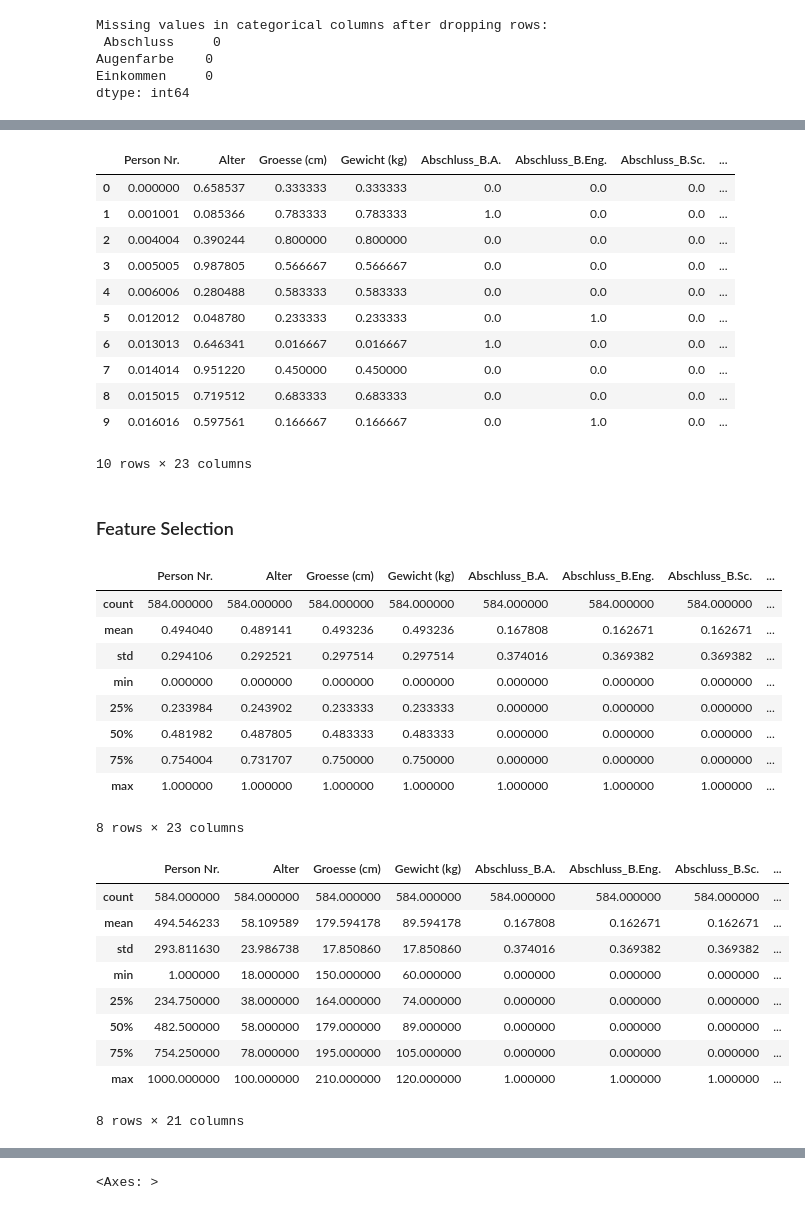
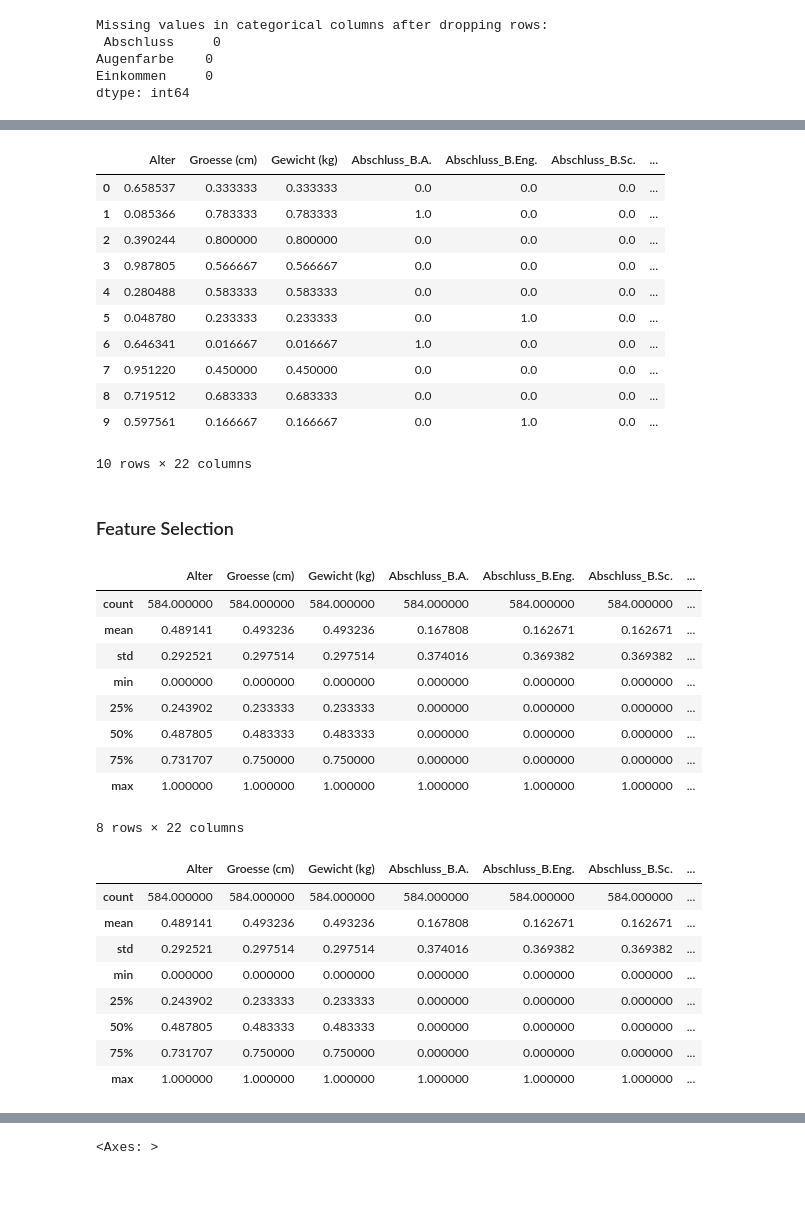
Before and after one commit to hashem039/daten, a Jupyter notebook: DT_personen_einkommen.ipynb, the cells around one changed output, grey strips where cells are left out. Drawn from its saved outputs; the diff is of its cells as text; code cells hidden in the pictures.

```diff
--- a/DT_personen_einkommen.ipynb
+++ b/DT_personen_einkommen.ipynb
@@ -102,3 +102,5 @@ Unique values in 'Einkommen': ['65k' '30k' '60k' '50k' nan '55k' '45k' '40k' '35
 ## Data Transformation
 # %%
 dataset.head()
+# remove personen Nr. column
+dataset = dataset.drop(columns=['Person Nr.'])
@@ -210,58 +205,57 @@ skalierte_daten = minmax_scaler.fit_transform(dataset_encoded.values)
 skalierte_daten = pd.DataFrame(skalierte_daten, columns=dataset_encoded.columns)
 skalierte_daten.head(10)
 # %% [output]
-|  | Person Nr. | Alter | Groesse (cm) | Gewicht (kg) | Abschluss_B.A. | Abschluss_B.Eng. | Abschluss_B.Sc. | ... |
-| 0 | 0.000000 | 0.658537 | 0.333333 | 0.333333 | 0.0 | 0.0 | 0.0 | ... |
-| 1 | 0.001001 | 0.085366 | 0.783333 | 0.783333 | 1.0 | 0.0 | 0.0 | ... |
-| 2 | 0.004004 | 0.390244 | 0.800000 | 0.800000 | 0.0 | 0.0 | 0.0 | ... |
-| 3 | 0.005005 | 0.987805 | 0.566667 | 0.566667 | 0.0 | 0.0 | 0.0 | ... |
-| 4 | 0.006006 | 0.280488 | 0.583333 | 0.583333 | 0.0 | 0.0 | 0.0 | ... |
-| 5 | 0.012012 | 0.048780 | 0.233333 | 0.233333 | 0.0 | 1.0 | 0.0 | ... |
-| 6 | 0.013013 | 0.646341 | 0.016667 | 0.016667 | 1.0 | 0.0 | 0.0 | ... |
-| 7 | 0.014014 | 0.951220 | 0.450000 | 0.450000 | 0.0 | 0.0 | 0.0 | ... |
-| 8 | 0.015015 | 0.719512 | 0.683333 | 0.683333 | 0.0 | 0.0 | 0.0 | ... |
-| 9 | 0.016016 | 0.597561 | 0.166667 | 0.166667 | 0.0 | 1.0 | 0.0 | ... |
+|  | Alter | Groesse (cm) | Gewicht (kg) | Abschluss_B.A. | Abschluss_B.Eng. | Abschluss_B.Sc. | ... |
+| 0 | 0.658537 | 0.333333 | 0.333333 | 0.0 | 0.0 | 0.0 | ... |
+| 1 | 0.085366 | 0.783333 | 0.783333 | 1.0 | 0.0 | 0.0 | ... |
+| 2 | 0.390244 | 0.800000 | 0.800000 | 0.0 | 0.0 | 0.0 | ... |
+| 3 | 0.987805 | 0.566667 | 0.566667 | 0.0 | 0.0 | 0.0 | ... |
+| 4 | 0.280488 | 0.583333 | 0.583333 | 0.0 | 0.0 | 0.0 | ... |
+| 5 | 0.048780 | 0.233333 | 0.233333 | 0.0 | 1.0 | 0.0 | ... |
+| 6 | 0.646341 | 0.016667 | 0.016667 | 1.0 | 0.0 | 0.0 | ... |
+| 7 | 0.951220 | 0.450000 | 0.450000 | 0.0 | 0.0 | 0.0 | ... |
+| 8 | 0.719512 | 0.683333 | 0.683333 | 0.0 | 0.0 | 0.0 | ... |
+| 9 | 0.597561 | 0.166667 | 0.166667 | 0.0 | 1.0 | 0.0 | ... |
-10 rows × 23 columns
+10 rows × 22 columns
 # %% [markdown]
 ### Feature Selection
 # %%
 skalierte_daten.describe()
 # %% [output]
-|  | Person Nr. | Alter | Groesse (cm) | Gewicht (kg) | Abschluss_B.A. | Abschluss_B.Eng. | Abschluss_B.Sc. | ... |
-| count | 584.000000 | 584.000000 | 584.000000 | 584.000000 | 584.000000 | 584.000000 | 584.000000 | ... |
-| mean | 0.494040 | 0.489141 | 0.493236 | 0.493236 | 0.167808 | 0.162671 | 0.162671 | ... |
-| std | 0.294106 | 0.292521 | 0.297514 | 0.297514 | 0.374016 | 0.369382 | 0.369382 | ... |
-| min | 0.000000 | 0.000000 | 0.000000 | 0.000000 | 0.000000 | 0.000000 | 0.000000 | ... |
-| 25% | 0.233984 | 0.243902 | 0.233333 | 0.233333 | 0.000000 | 0.000000 | 0.000000 | ... |
-| 50% | 0.481982 | 0.487805 | 0.483333 | 0.483333 | 0.000000 | 0.000000 | 0.000000 | ... |
-| 75% | 0.754004 | 0.731707 | 0.750000 | 0.750000 | 0.000000 | 0.000000 | 0.000000 | ... |
-| max | 1.000000 | 1.000000 | 1.000000 | 1.000000 | 1.000000 | 1.000000 | 1.000000 | ... |
+|  | Alter | Groesse (cm) | Gewicht (kg) | Abschluss_B.A. | Abschluss_B.Eng. | Abschluss_B.Sc. | ... |
+| count | 584.000000 | 584.000000 | 584.000000 | 584.000000 | 584.000000 | 584.000000 | ... |
+| mean | 0.489141 | 0.493236 | 0.493236 | 0.167808 | 0.162671 | 0.162671 | ... |
+| std | 0.292521 | 0.297514 | 0.297514 | 0.374016 | 0.369382 | 0.369382 | ... |
+| min | 0.000000 | 0.000000 | 0.000000 | 0.000000 | 0.000000 | 0.000000 | ... |
+| 25% | 0.243902 | 0.233333 | 0.233333 | 0.000000 | 0.000000 | 0.000000 | ... |
+| 50% | 0.487805 | 0.483333 | 0.483333 | 0.000000 | 0.000000 | 0.000000 | ... |
+| 75% | 0.731707 | 0.750000 | 0.750000 | 0.000000 | 0.000000 | 0.000000 | ... |
+| max | 1.000000 | 1.000000 | 1.000000 | 1.000000 | 1.000000 | 1.000000 | ... |
-8 rows × 23 columns
+8 rows × 22 columns
 # %%
 # Konstante Merkmale
 schwellenwert = 1
 
 konstante_merkmale = []
 
-for merkmale in dataset_encoded.columns:
-    prozentsatz_des_wertes = dataset_encoded[merkmale].loc[dataset_encoded[merkmale] == dataset_encoded[merkmale][0]].count() / dataset_encoded[merkmale].count()
+for merkmale in skalierte_daten.columns:
+    prozentsatz_des_wertes = skalierte_daten[merkmale].loc[skalierte_daten[merkmale] == skalierte_daten[merkmale][0]].count() / skalierte_daten[merkmale].count()
 
     if prozentsatz_des_wertes >= 0.95:
         konstante_merkmale.append(merkmale)
 
-ohne_konstante_data = dataset_encoded.drop(labels=konstante_merkmale, axis=1)
+ohne_konstante_data = skalierte_daten.drop(labels=konstante_merkmale, axis=1)
 ohne_konstante_data.describe()
 # %% [output]
-|  | Person Nr. | Alter | Groesse (cm) | Gewicht (kg) | Abschluss_B.A. | Abschluss_B.Eng. | Abschluss_B.Sc. | ... |
-| count | 584.000000 | 584.000000 | 584.000000 | 584.000000 | 584.000000 | 584.000000 | 584.000000 | ... |
-| mean | 494.546233 | 58.109589 | 179.594178 | 89.594178 | 0.167808 | 0.162671 | 0.162671 | ... |
-| std | 293.811630 | 23.986738 | 17.850860 | 17.850860 | 0.374016 | 0.369382 | 0.369382 | ... |
-| min | 1.000000 | 18.000000 | 150.000000 | 60.000000 | 0.000000 | 0.000000 | 0.000000 | ... |
-| 25% | 234.750000 | 38.000000 | 164.000000 | 74.000000 | 0.000000 | 0.000000 | 0.000000 | ... |
-| 50% | 482.500000 | 58.000000 | 179.000000 | 89.000000 | 0.000000 | 0.000000 | 0.000000 | ... |
-| 75% | 754.250000 | 78.000000 | 195.000000 | 105.000000 | 0.000000 | 0.000000 | 0.000000 | ... |
-| max | 1000.000000 | 100.000000 | 210.000000 | 120.000000 | 1.000000 | 1.000000 | 1.000000 | ... |
+|  | Alter | Groesse (cm) | Gewicht (kg) | Abschluss_B.A. | Abschluss_B.Eng. | Abschluss_B.Sc. | ... |
+| count | 584.000000 | 584.000000 | 584.000000 | 584.000000 | 584.000000 | 584.000000 | ... |
+| mean | 0.489141 | 0.493236 | 0.493236 | 0.167808 | 0.162671 | 0.162671 | ... |
+| std | 0.292521 | 0.297514 | 0.297514 | 0.374016 | 0.369382 | 0.369382 | ... |
+| min | 0.000000 | 0.000000 | 0.000000 | 0.000000 | 0.000000 | 0.000000 | ... |
+| 25% | 0.243902 | 0.233333 | 0.233333 | 0.000000 | 0.000000 | 0.000000 | ... |
+| 50% | 0.487805 | 0.483333 | 0.483333 | 0.000000 | 0.000000 | 0.000000 | ... |
+| 75% | 0.731707 | 0.750000 | 0.750000 | 0.000000 | 0.000000 | 0.000000 | ... |
+| max | 1.000000 | 1.000000 | 1.000000 | 1.000000 | 1.000000 | 1.000000 | ... |
-8 rows × 21 columns
 # %%
 # Duplizierende Merkmale
 daten_t = ohne_konstante_data.T
```
Also changed, not shown: parts of 20 cells of this notebook.
